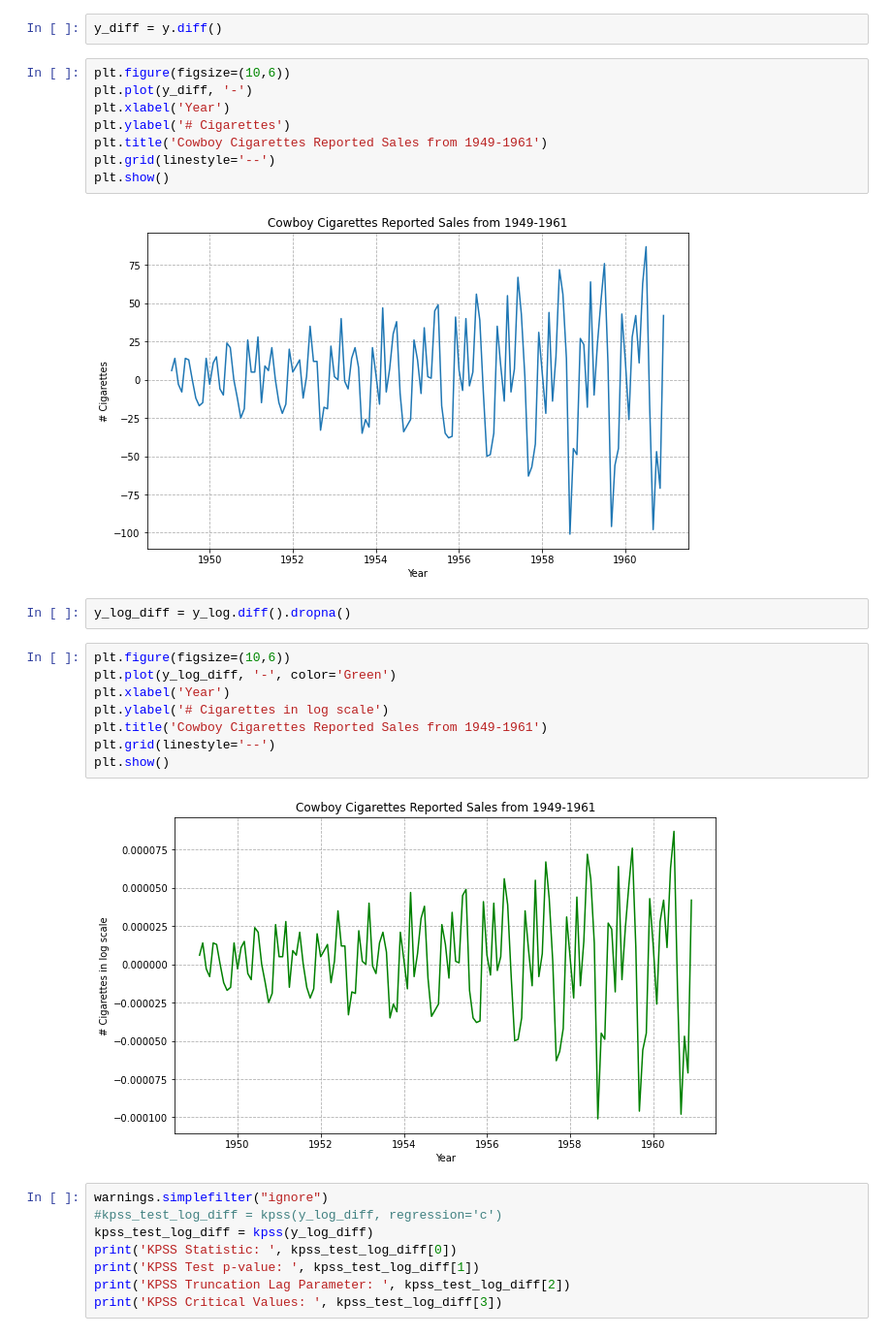
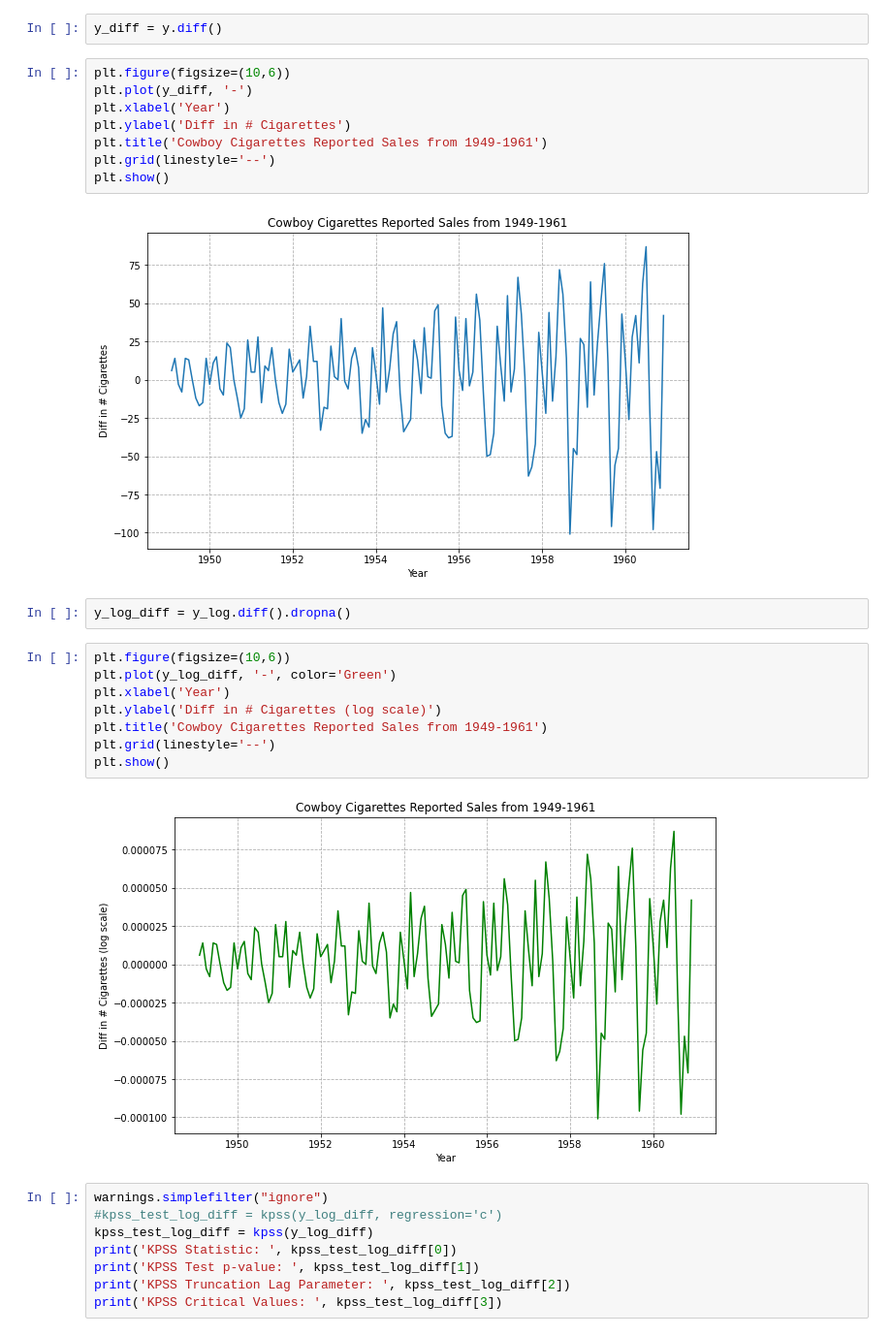
Before and after one commit to pablo-git8/Springboard-DS-Career-Track, a Jupyter notebook: Unit21-1_CowboyCigarretes_CS/Cowboy Cigarettes Case Study - Tier 3.ipynb, the cells around one changed output. Shown: that part at 97% size. Saved outputs shown, nothing was run; the diff lists cells and outputs as text.

Commit message:
Fixing plots, work on markdowns

```diff
--- a/Unit21-1_CowboyCigarretes_CS/Cowboy Cigarettes Case Study - Tier 3.ipynb
+++ b/Unit21-1_CowboyCigarretes_CS/Cowboy Cigarettes Case Study - Tier 3.ipynb
@@ -408,25 +408,25 @@ y_diff = y.diff()
 # %%
 plt.figure(figsize=(10,6))
 plt.plot(y_diff, '-')
 plt.xlabel('Year')
-plt.ylabel('# Cigarettes')
+plt.ylabel('Diff in # Cigarettes')
 plt.title('Cowboy Cigarettes Reported Sales from 1949-1961')
 plt.grid(linestyle='--')
 plt.show()
 # %% [output]
-[figure, old version]
+[figure, new version]
 # %%
 y_log_diff = y_log.diff().dropna()
 # %%
 plt.figure(figsize=(10,6))
 plt.plot(y_log_diff, '-', color='Green')
 plt.xlabel('Year')
-plt.ylabel('# Cigarettes in log scale')
+plt.ylabel('Diff in # Cigarettes (log scale)')
 plt.title('Cowboy Cigarettes Reported Sales from 1949-1961')
 plt.grid(linestyle='--')
 plt.show()
 # %% [output]
-[figure, old version]
+[figure, new version]
 # %%
 warnings.simplefilter("ignore")
 #kpss_test_log_diff = kpss(y_log_diff, regression='c')
```
Also changed, not shown: parts of 6 cells of this notebook.
